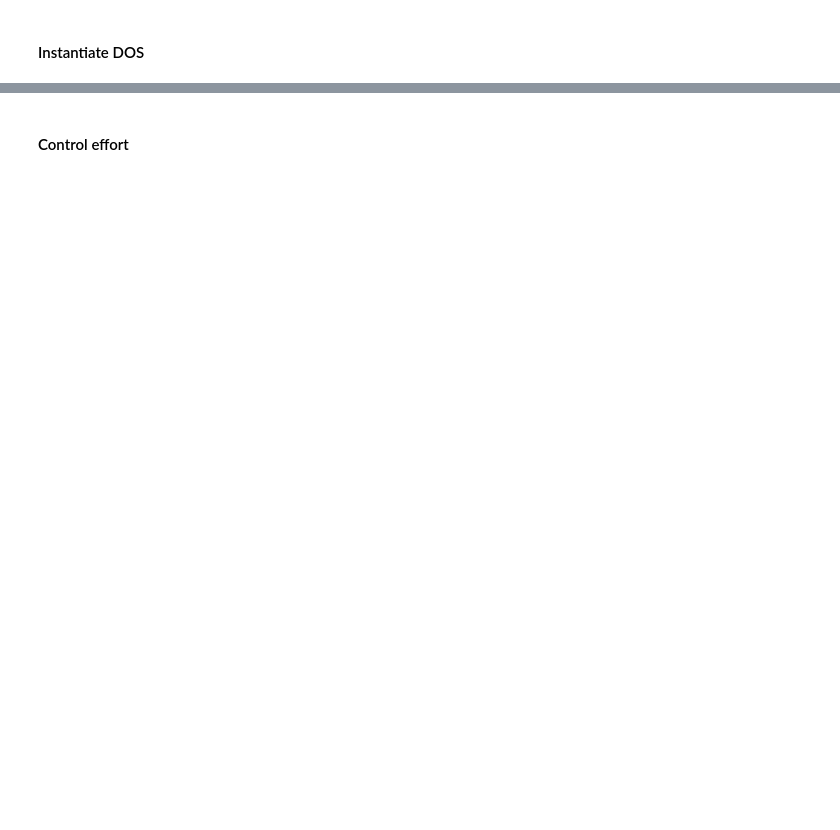
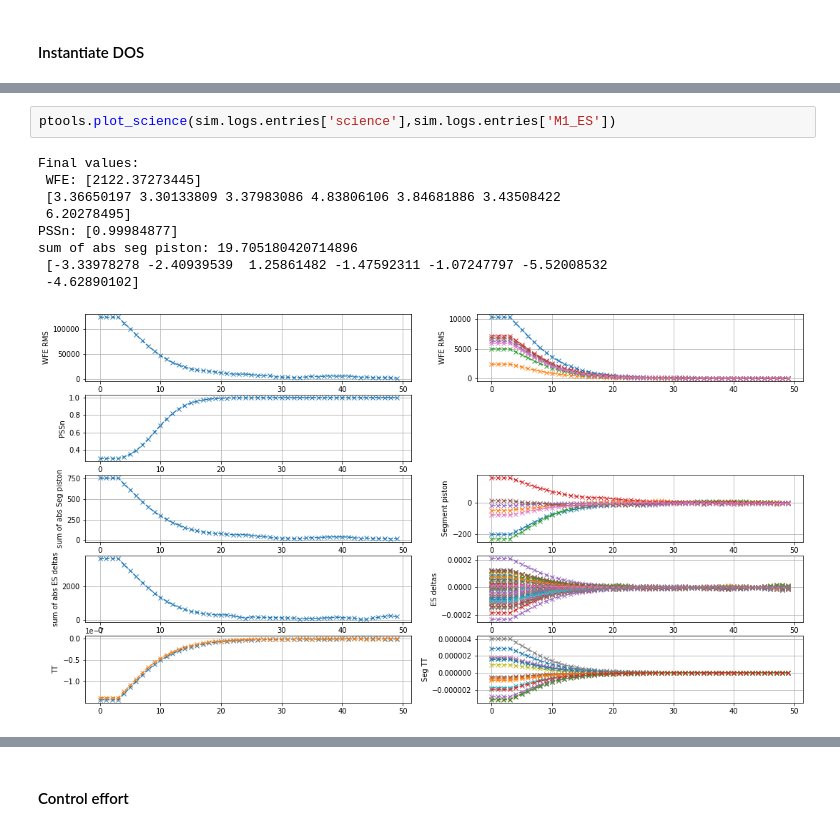
Before and after one commit to rconan/SIMCEO, a Jupyter notebook: shwfs_es.ipynb, the cells around one changed output, grey strips where cells are left out. Cells and saved outputs as stored; diff of their text form; blank space fills up the shorter version.

```diff
--- a/shwfs_es.ipynb
+++ b/shwfs_es.ipynb
@@ -323,0 +221,12 @@ Elapsed time: 56.36448001861572
+# %%
+ptools.plot_science(sim.logs.entries['science'],sim.logs.entries['M1_ES'])
+# %% [output]
+Final values:
+ WFE: [2122.37273445]
+ [3.36650197 3.30133809 3.37983086 4.83806106 3.84681886 3.43508422
+ 6.20278495]
+PSSn: [0.99984877]
+sum of abs seg piston: 19.705180420714896
+ [-3.33978278 -2.40939539  1.25861482 -1.47592311 -1.07247797 -5.52008532
+ -4.62890102]
+[figure, added]
```
Also changed, not shown: parts of 38 cells of this notebook, 13 other files.
